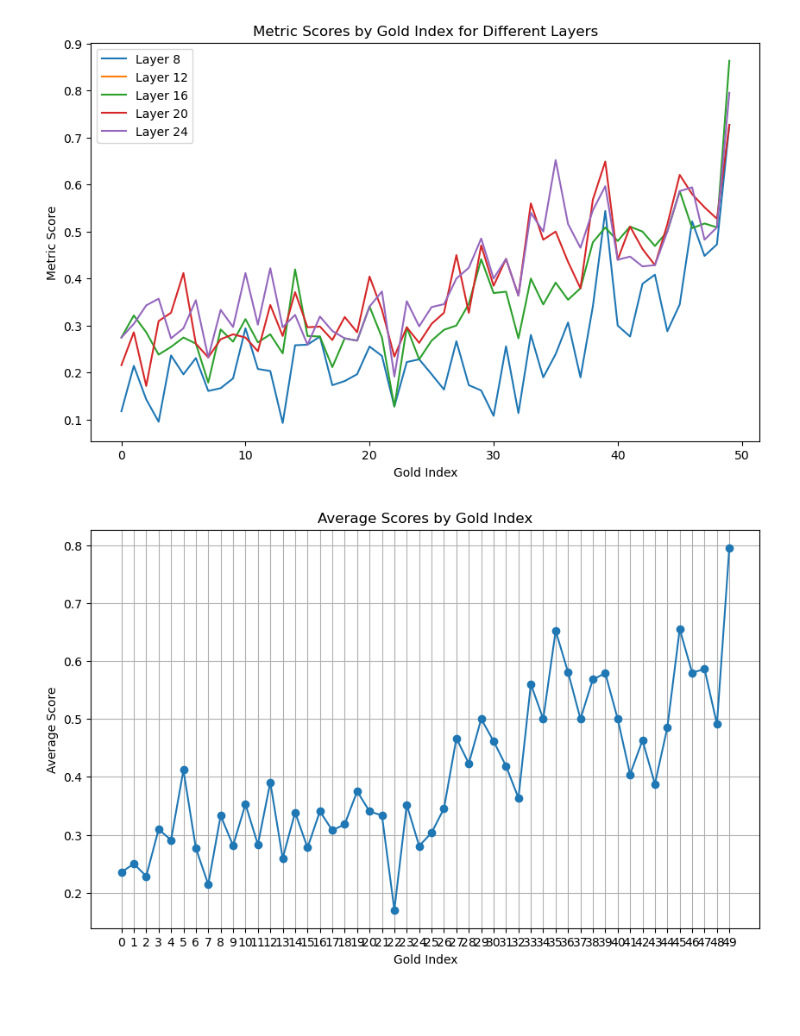
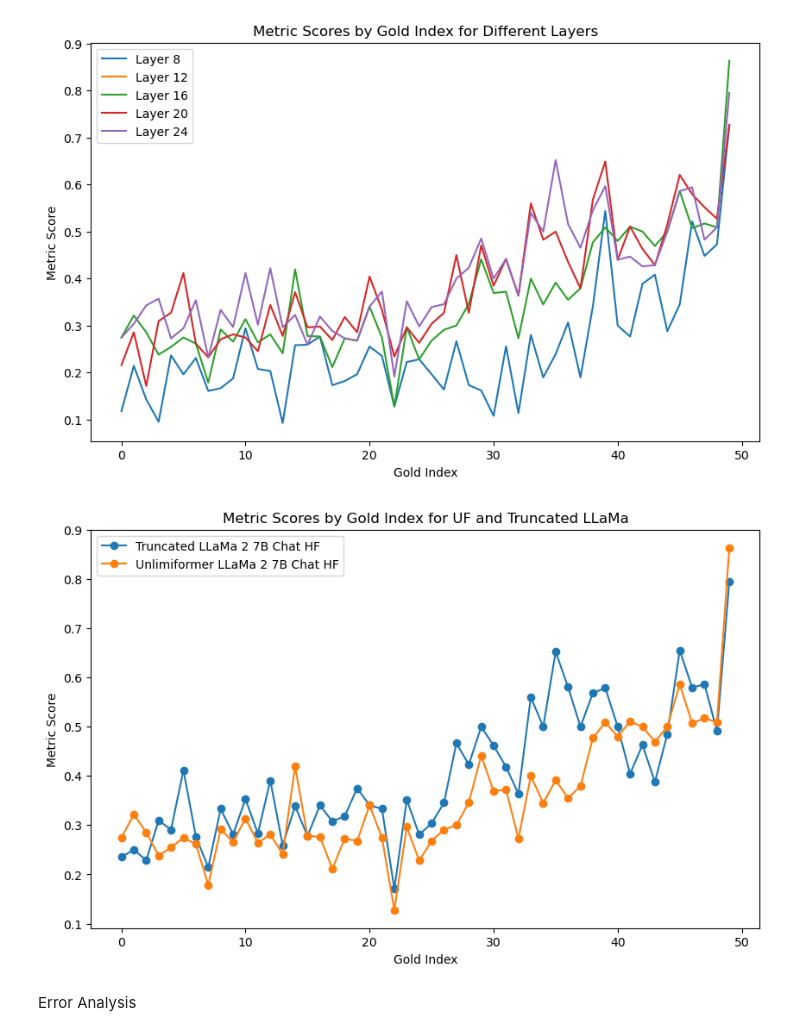
Before and after one commit to chenbm4/lost-in-the-middle-unlimiformer, a Jupyter notebook: scripts/experiment_analysis.ipynb, the cells around one changed output. Drawn from its saved outputs; the diff is of its cells as text; code cells hidden in the pictures; blank space fills up the shorter version.

```diff
--- a/scripts/experiment_analysis.ipynb
+++ b/scripts/experiment_analysis.ipynb
@@ -177,15 +211,3 @@ plt.legend()
 plt.show()
 # %% [output]
 [figure]
-# %%
-truncated_llama_file = f'../qa_predictions/50_total_documents/nq-open-randomized-llama-predictions.jsonl.gz'
-all_examples, examples_by_new_gold_index = load_all_examples(truncated_llama_file)
-
-metric_values_by_new_gold_index = {}
-for new_gold_index in sorted(examples_by_new_gold_index.keys()):
-            metrics = calculate_scores(examples_by_new_gold_index[new_gold_index])
-            metric_values_by_new_gold_index[new_gold_index] = metrics
-
-plot_scores_by_gold_index(metric_values_by_new_gold_index)
-# %% [output]
-[figure, removed]
@@ -194,0 +214,38 @@ all_examples, examples_by_new_gold_index = load_all_examples(truncated_llama_fil
+# %%
+# Load and calculate metrics for truncated LLaMa
+truncated_llama_file = f'../qa_predictions/50_total_documents/nq-open-randomized-llama-predictions.jsonl.gz'
+truncated_llama_examples, examples_by_new_gold_index = load_all_examples(truncated_llama_file)
+truncated_llama_metrics = {}
+for new_gold_index in sorted(examples_by_new_gold_index.keys()):
+    metrics = calculate_scores(examples_by_new_gold_index[new_gold_index])
+    truncated_llama_metrics[new_gold_index] = metrics
+
+# Load and calculate metrics for UF LLaMa (Layer 16)
+uf_llama_examples, uf_llama_examples_by_new_gold_index = load_all_examples(layer_files[16])
+uf_llama_metrics = {}
+for new_gold_index in sorted(uf_llama_examples_by_new_gold_index.keys()):
+    metrics = calculate_scores(uf_llama_examples_by_new_gold_index[new_gold_index])
+    uf_llama_metrics[new_gold_index] = metrics
+
+# Plotting
+plt.figure(figsize=(10, 6))
+
+# Plot for truncated LLaMa
+gold_indices_truncated = list(truncated_llama_metrics.keys())
+scores_truncated = [truncated_llama_metrics[gold_index] for gold_index in gold_indices_truncated]
+plt.plot(gold_indices_truncated, scores_truncated, marker='o', label='Truncated LLaMa 2 7B Chat HF')
+
+# Plot for UF LLaMa (Layer 16)
+gold_indices_uf = list(uf_llama_metrics.keys())
+scores_uf = [uf_llama_metrics[gold_index] for gold_index in gold_indices_uf]
+plt.plot(gold_indices_uf, scores_uf, marker='o', label='Unlimiformer LLaMa 2 7B Chat HF')
+
+plt.xlabel('Gold Index')
+plt.ylabel('Metric Score')
+plt.title('Metric Scores by Gold Index for UF and Truncated LLaMa')
+plt.legend()
+plt.show()
+# %% [output]
+[figure, added]
+# %% [markdown]
+Error Analysis
```
Also changed, not shown: parts of 12 cells of this notebook, 6 other files.
